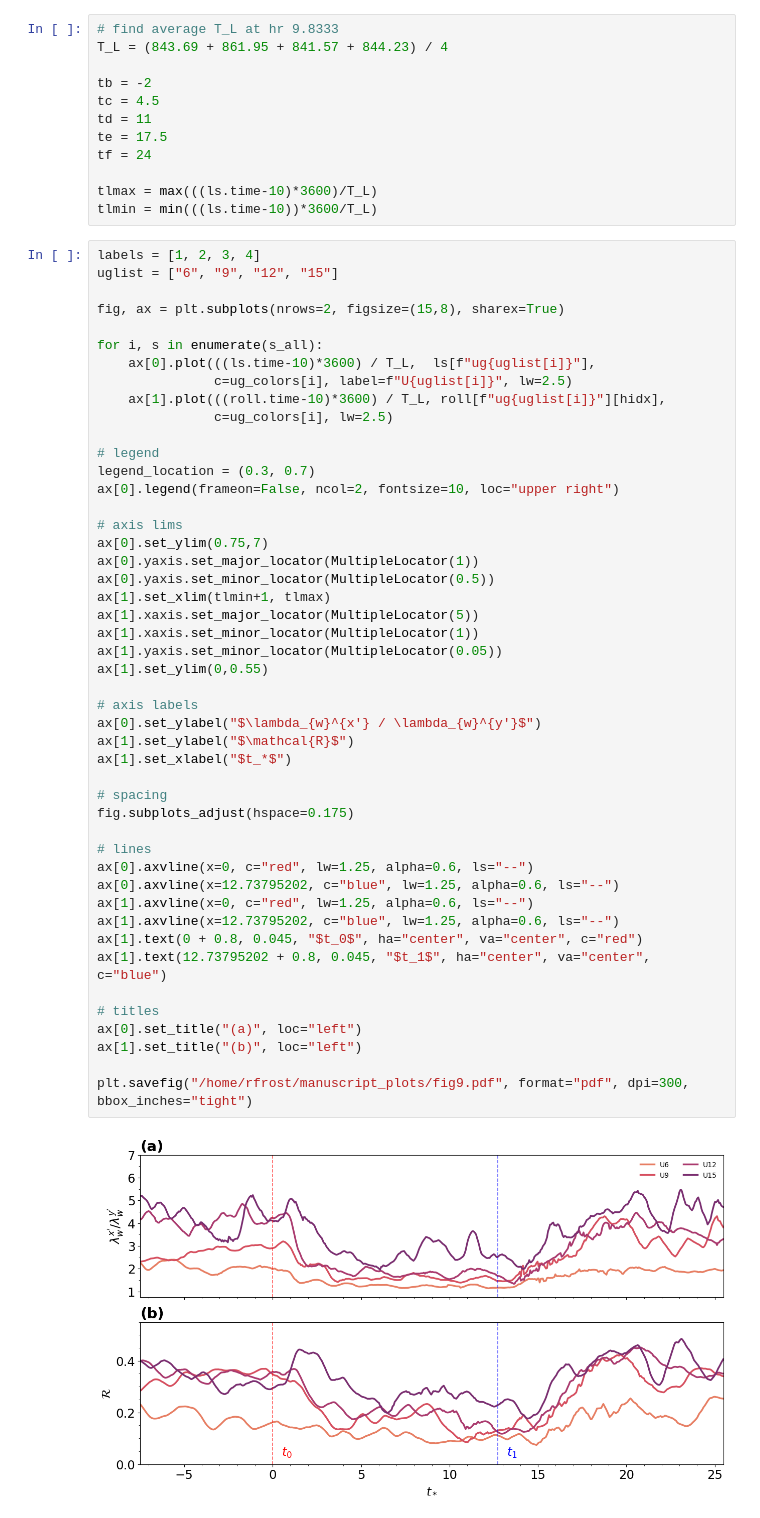
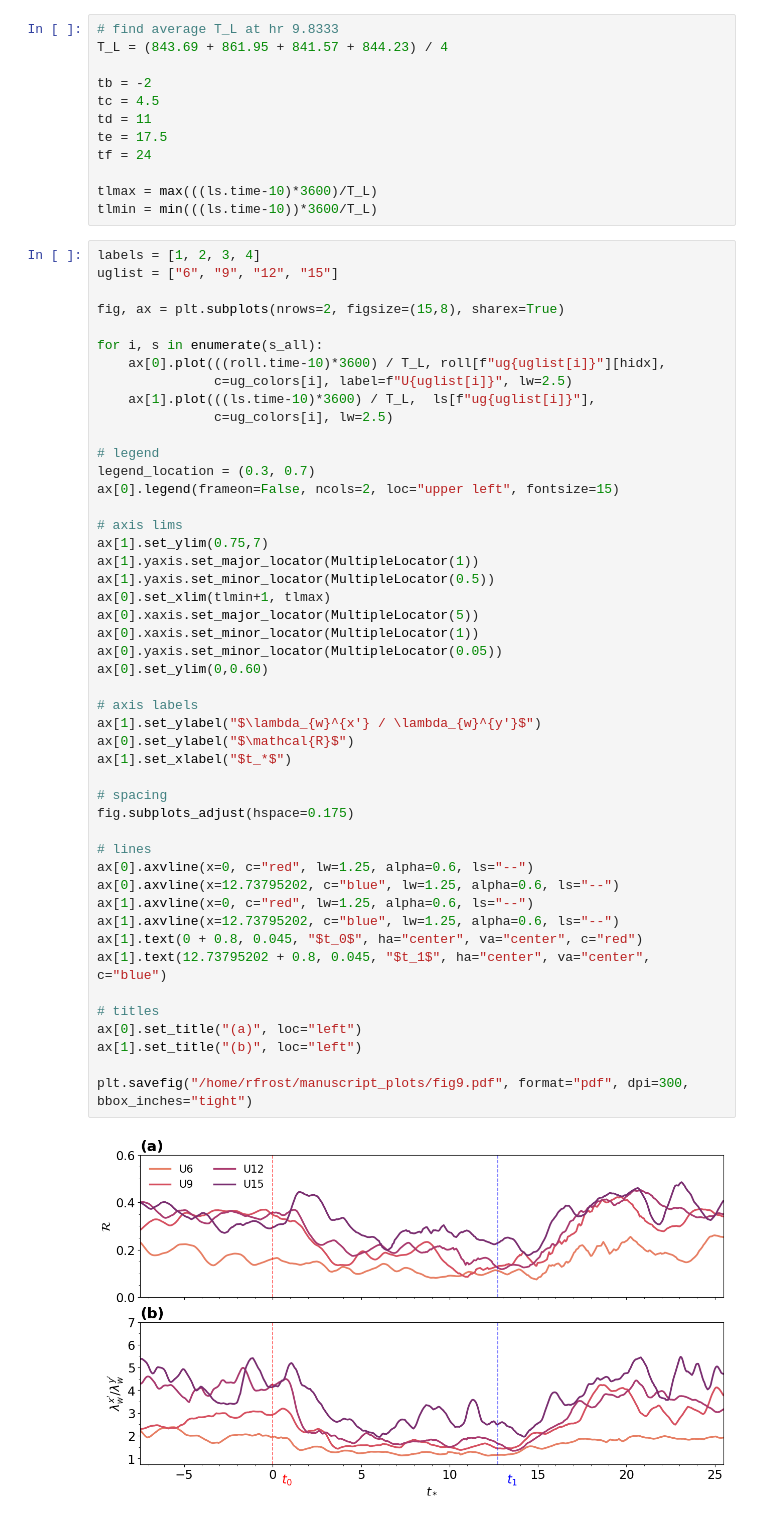
Before and after one commit to Salesky-ABL/ABL_Transition, a Jupyter notebook: plotting/plot_hysteresis.ipynb, the cells around one changed output. Cells and saved outputs as stored; diff of their text form.

```diff
--- a/plotting/plot_hysteresis.ipynb
+++ b/plotting/plot_hysteresis.ipynb
@@ -265,45 +266,45 @@ uglist = ["6", "9", "12", "15"]
 fig, ax = plt.subplots(nrows=2, figsize=(15,8), sharex=True)
 
 for i, s in enumerate(s_all):
-    ax[0].plot(((ls.time-10)*3600) / T_L,  ls[f"ug{uglist[i]}"],
+    ax[0].plot(((roll.time-10)*3600) / T_L, roll[f"ug{uglist[i]}"][hidx],
                c=ug_colors[i], label=f"U{uglist[i]}", lw=2.5)
-    ax[1].plot(((roll.time-10)*3600) / T_L, roll[f"ug{uglist[i]}"][hidx],
+    ax[1].plot(((ls.time-10)*3600) / T_L,  ls[f"ug{uglist[i]}"],
                c=ug_colors[i], lw=2.5)
 
 # legend
 legend_location = (0.3, 0.7)
-ax[0].legend(frameon=False, ncol=2, fontsize=10, loc="upper right")
+ax[0].legend(frameon=False, ncols=2, loc="upper left", fontsize=15)
 
 # axis lims
-ax[0].set_ylim(0.75,7)
-ax[0].yaxis.set_major_locator(MultipleLocator(1))
-ax[0].yaxis.set_minor_locator(MultipleLocator(0.5))
-ax[1].set_xlim(tlmin+1, tlmax)
-ax[1].xaxis.set_major_locator(MultipleLocator(5))
-ax[1].xaxis.set_minor_locator(MultipleLocator(1))
-ax[1].yaxis.set_minor_locator(MultipleLocator(0.05))
-ax[1].set_ylim(0,0.55)
+ax[1].set_ylim(0.75,7)
+ax[1].yaxis.set_major_locator(MultipleLocator(1))
+ax[1].yaxis.set_minor_locator(MultipleLocator(0.5))
+ax[0].set_xlim(tlmin+1, tlmax)
+ax[0].xaxis.set_major_locator(MultipleLocator(5))
+ax[0].xaxis.set_minor_locator(MultipleLocator(1))
+ax[0].yaxis.set_minor_locator(MultipleLocator(0.05))
+ax[0].set_ylim(0,0.60)
 
 # axis labels
-ax[0].set_ylabel("$\lambda_{w}^{x'} / \lambda_{w}^{y'}$")
-ax[1].set_ylabel("$\mathcal{R}$")
+ax[1].set_ylabel("$\lambda_{w}^{x'} / \lambda_{w}^{y'}$")
+ax[0].set_ylabel("$\mathcal{R}$")
 ax[1].set_xlabel("$t_*$")
 
 # spacing
 fig.subplots_adjust(hspace=0.175)
 
 # lines
 ax[0].axvline(x=0, c="red", lw=1.25, alpha=0.6, ls="--")
 ax[0].axvline(x=12.73795202, c="blue", lw=1.25, alpha=0.6, ls="--")
 ax[1].axvline(x=0, c="red", lw=1.25, alpha=0.6, ls="--")
 ax[1].axvline(x=12.73795202, c="blue", lw=1.25, alpha=0.6, ls="--")
 ax[1].text(0 + 0.8, 0.045, "$t_0$", ha="center", va="center", c="red")
 ax[1].text(12.73795202 + 0.8, 0.045, "$t_1$", ha="center", va="center", c="blue")
 
 # titles
 ax[0].set_title("(a)", loc="left")
 ax[1].set_title("(b)", loc="left")
 
 plt.savefig("/home/rfrost/manuscript_plots/fig9.pdf", format="pdf", dpi=300, bbox_inches="tight")
 # %% [output]
-[figure, old version]
+[figure, new version]
```
Also changed, not shown: parts of 2 cells of this notebook, 2 other files.
